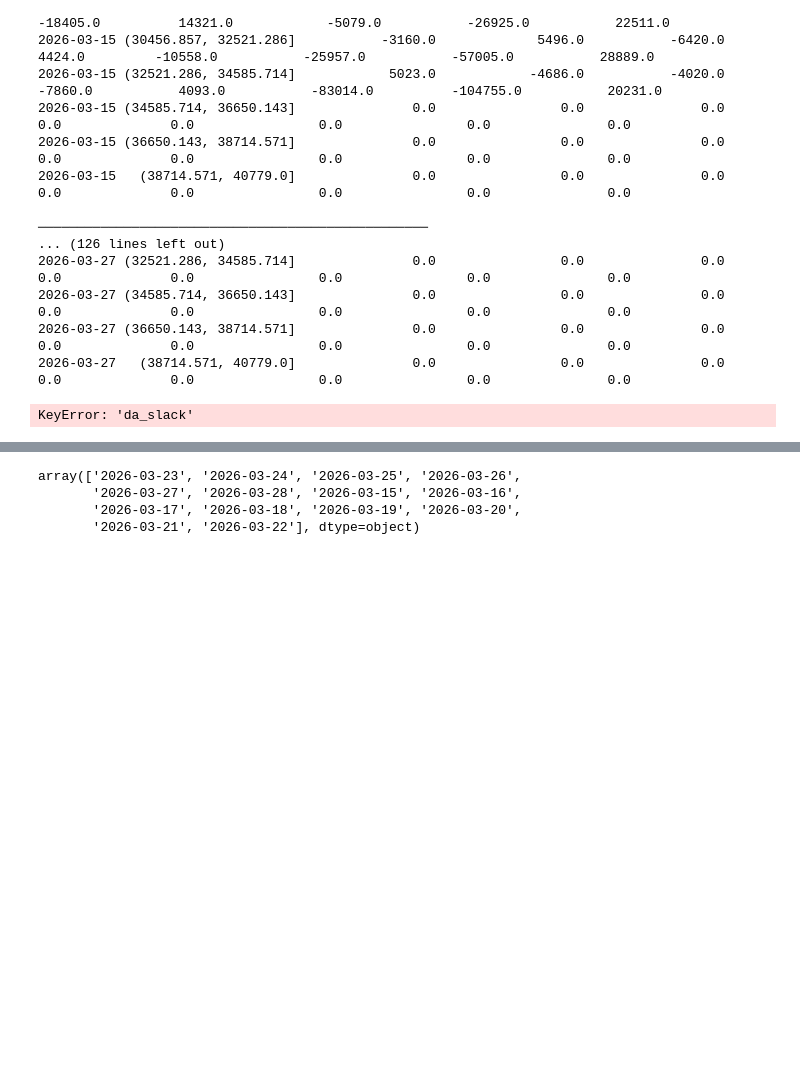
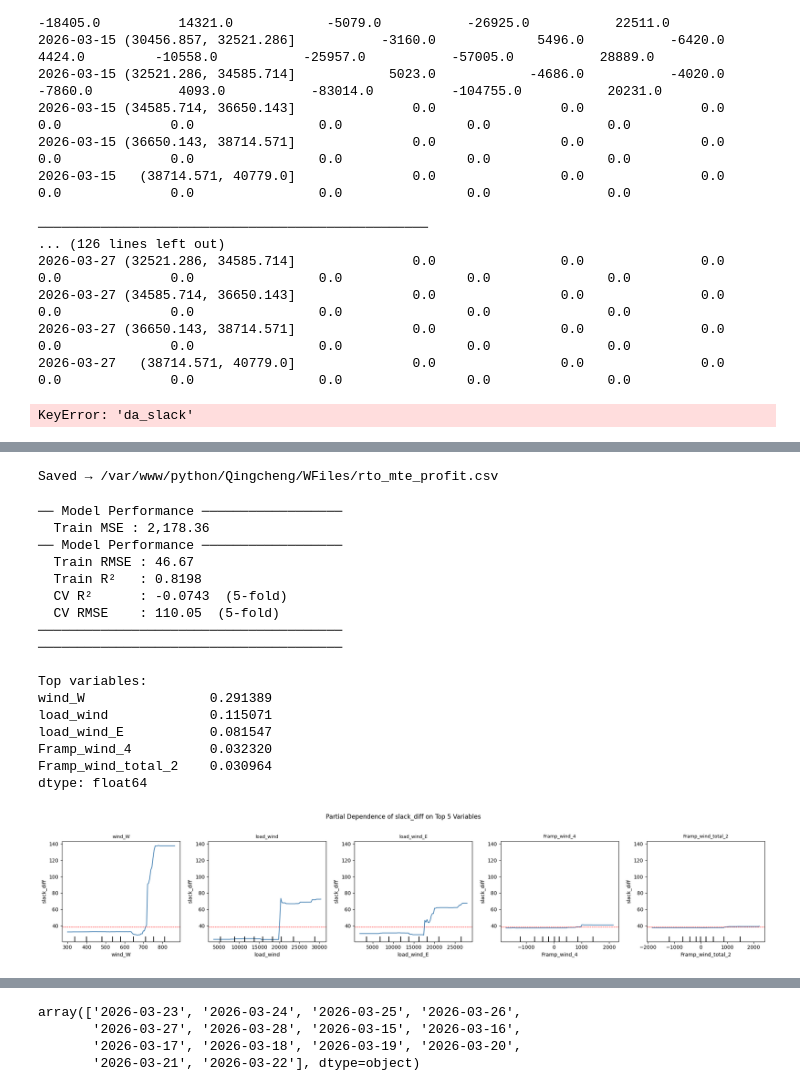
Before and after one commit to qingcheng-rgb/Qingcheng, a Jupyter notebook: QCTest/virtual_bid_simulation.ipynb, the cells around one changed output, grey strips where cells are left out. Drawn from its saved outputs; the diff is of its cells as text; code cells hidden in the pictures; blank space fills up the shorter version.

```diff
--- a/QCTest/virtual_bid_simulation.ipynb
+++ b/QCTest/virtual_bid_simulation.ipynb
@@ -1464,0 +1983,23 @@ KeyError: 'da_slack'
+# %%
+# Download the rt/da data
+df_rt = sql_functions.download_df_from_sql_db(
+    "select * "
+    "from spp_temp.settlement_location_rt_hourly_mte")
+
+df_da = sql_functions.download_df_from_sql_db(
+    "select * "
+    "from spp_temp.settlement_location_da_hourly_mte")
+
+df_rt['dt'] = df_rt['dt'].astype(str)
+df_da['dt'] = df_da['dt'].astype(str)
+df_rt['rt_slack'] = df_rt['rt_value'] - df_rt['congestional_value'] - df_rt['marginalloss_value']
+df_da['da_slack'] = df_da['da_value'] - df_da['congestional_value'] - df_da['marginalloss_value']
+# %%
+# price final table
+df_rt_temp=df_rt.drop(columns=['BAA','marginalloss_value']).rename(columns={'congestional_value':'cong_rt'})
+df_da=df_da.rename(columns={'congestional_value':'cong_da'})
+df_price = df_rt_temp.merge(df_da, on=['dt','hr','node_num']).merge(df_phy, on=['dt','hr'])
+# ── Excel ─────────────────────────────────────────────────────────────────────
+output_path = '/var/www/python/Qingcheng/WFiles/rto_mte_price.csv'
+df_price.to_csv(output_path, index=False)
+print(f"\nSaved → {output_path}")
@@ -1464,0 +2103,11 @@ KeyError: 'da_slack'
+# %%
+# profit table final
+columns = ['dt','hr','BAA','incdec','strategy','dalmp','rtlmp','clear_mw','node_num','net_pnl','slack_pnl','cong_pnl']
+df_profit_mte = df_profit_mte[columns]
+df_profit = df_profit_mte.merge(df_phy, on=['dt','hr'])
+
+output_path = '/var/www/python/Qingcheng/WFiles/rto_mte_profit.csv'
+df_profit.to_csv(output_path, index=False)
+print(f"\nSaved → {output_path}")
+# %% [output]
+Saved → /var/www/python/Qingcheng/WFiles/rto_mte_profit.csv
@@ -1464,0 +2225,28 @@ KeyError: 'da_slack'
+# %%
+# price of node 636
+x_var = df_phy.columns.drop(['dt','hr']).tolist()
+df_price['slack_diff']= df_price['rt_slack'] - df_price['da_slack']
+df_price_636 = df_price[df_price['node_num']==636]
+df_price_636 = df_price_636[df_price_636['dt']>='2026-03-17']
+rf_importance(df_price_636, x_var,'slack_diff')
+rf_pdp(df_price_636, x_var,'slack_diff')
+# lr_importance(df_price_636, x_var,'slack_diff')
+# %% [output]
+── Model Performance ──────────────────
+  Train MSE : 2,178.36
+── Model Performance ──────────────────
+  Train RMSE : 46.67
+  Train R²   : 0.8198
+  CV R²      : -0.0743  (5-fold)
+  CV RMSE    : 110.05  (5-fold)
+───────────────────────────────────────
+───────────────────────────────────────
+
+Top variables:
+wind_W                0.291389
+load_wind             0.115071
+load_wind_E           0.081547
+Framp_wind_4          0.032320
+Framp_wind_total_2    0.030964
+dtype: float64
+[figure, added]
```
Also changed, not shown: parts of 24 cells of this notebook, 1 other file.
